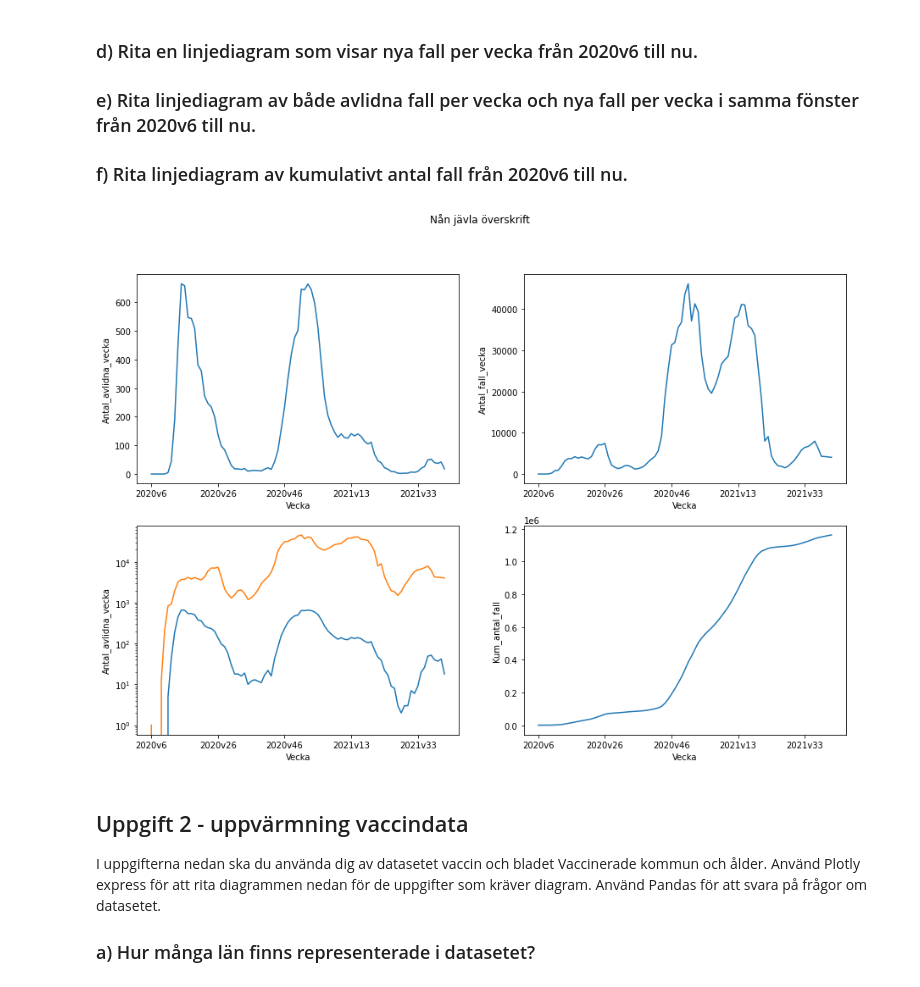
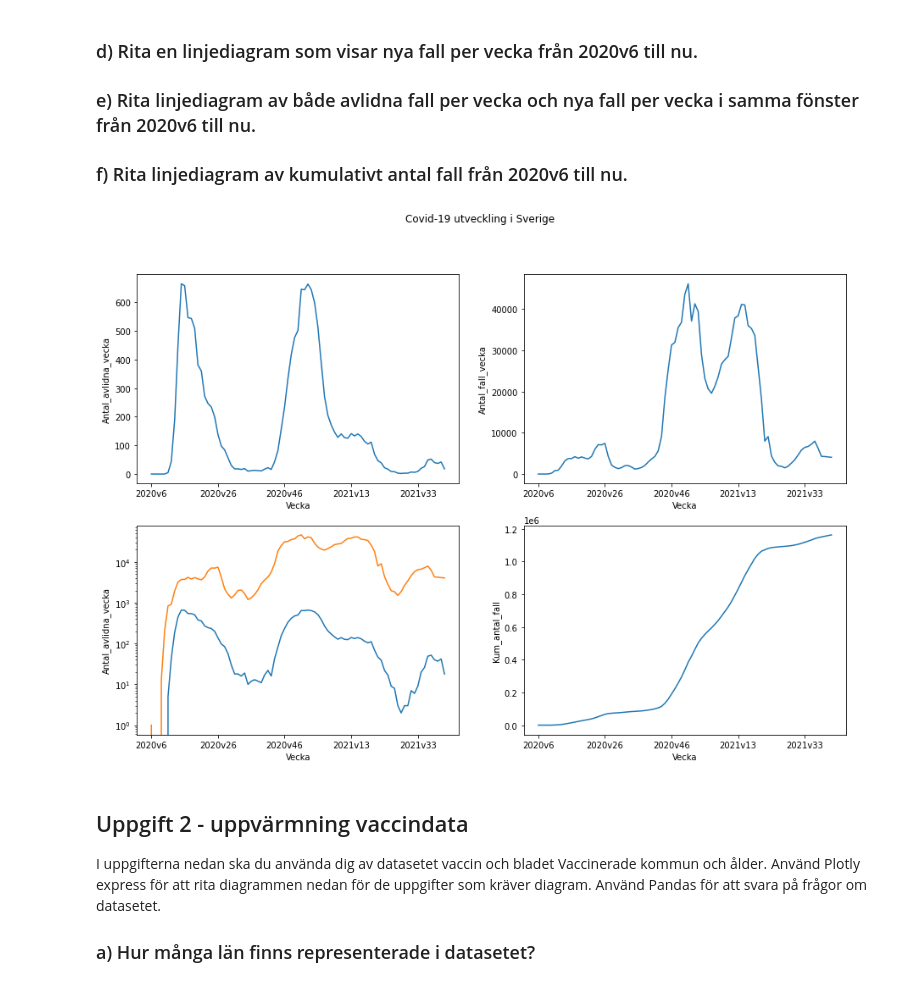
Before and after one commit to Erik-M-Larsson/Databehandling-Erik-Larsson, a Jupyter notebook: Lab/lab.ipynb, the cells around one changed output. Cells and saved outputs as stored; diff of their text form; code cells hidden in the pictures.

```diff
--- a/Lab/lab.ipynb
+++ b/Lab/lab.ipynb
@@ -133,32 +133,32 @@ grid med graferna.
 # %%
 import seaborn as sb
 import matplotlib.pyplot as plt
 
 
 #fig, axes = plt.subplots(2, 2)
 fig, ax = plt.subplots(2, 2)
 fig.set_size_inches(15, 10)
-fig.suptitle("Nån jävla överskrift")
+fig.suptitle("Covid-19 utveckling i Sverige")
 
 sb.lineplot(data=covid_veckodata_riket, x="Vecka", y="Antal_avlidna_vecka", ax=ax[0][0])
 ax[0, 0].set_xticks( range(0, 100, 20) )
 
 
 sb.lineplot(data=covid_veckodata_riket, x="Vecka", y="Antal_fall_vecka", ax=ax[0][1])
 ax[0, 1].set_xticks( range(0, 100, 20) )
 
 
 sb.lineplot(data=covid_veckodata_riket, x="Vecka", y="Antal_avlidna_vecka", ax=ax[1][0])
 sb.lineplot(data=covid_veckodata_riket, x="Vecka", y="Antal_fall_vecka", ax=ax[1][0])
 ax[1, 0].set_xticks( range(0, 100, 20) )
 ax[1, 0].set(yscale="log")
 
 sb.lineplot(data=covid_veckodata_riket, x="Vecka", y="Kum_antal_fall", ax=ax[1][1])
 ax[1, 1].set_xticks( range(0, 100, 20) );
 
-
+plt.savefig("Visualiseringar/Covid-19 utveckling i Sverige.png")
 #fig.show()
 # %% [output]
-[figure, old version]
+[figure, new version]
 # %%
 import plotly_express as px
```
Also changed, not shown: parts of 18 cells of this notebook.
